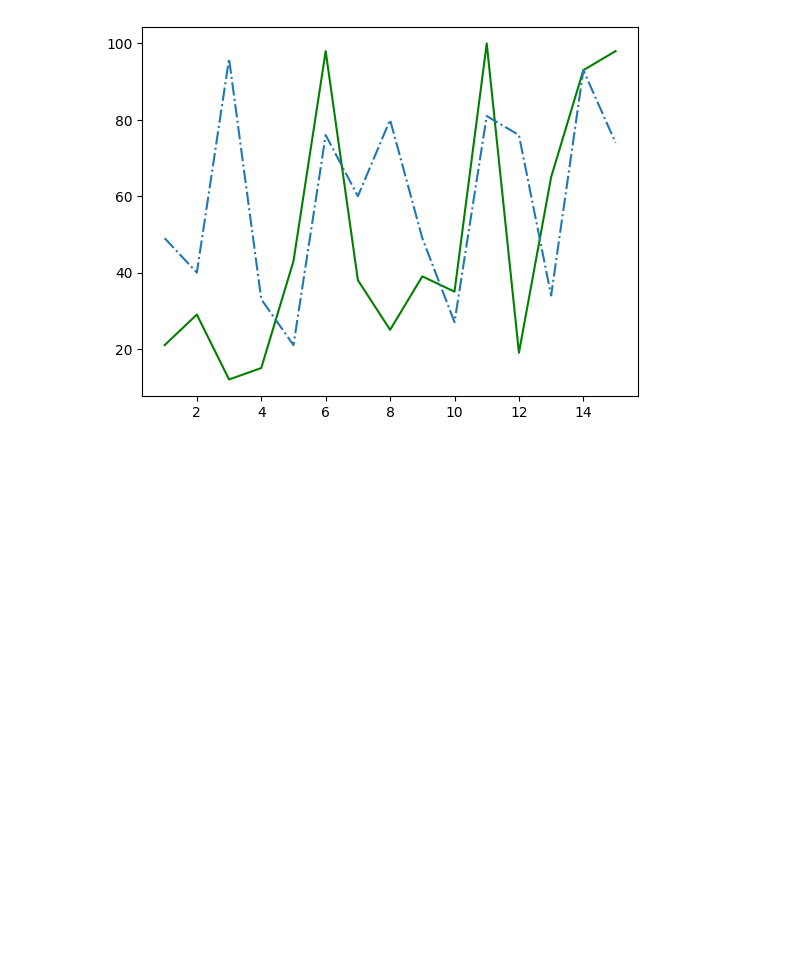
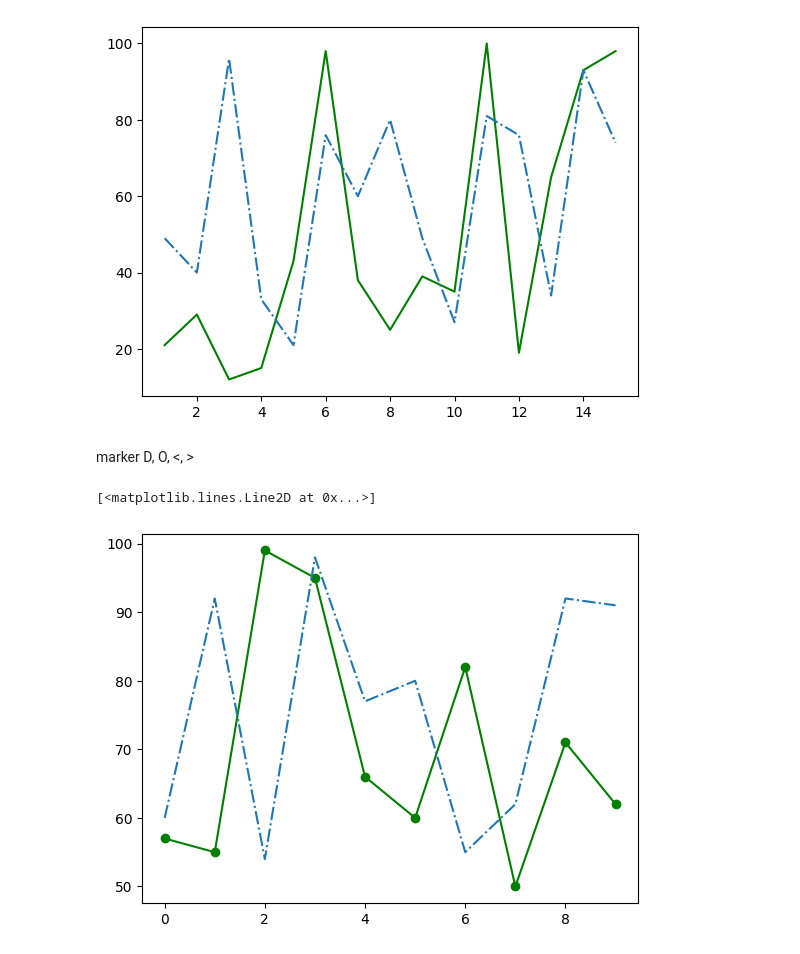
Before and after one commit to HimanshuHeda/Advance_Python, a Jupyter notebook: numpy_and_pandas.ipynb, the cells around one changed output. Drawn from its saved outputs; the diff is of its cells as text; code cells hidden in the pictures; blank space fills up the shorter version.

```diff
--- a/numpy_and_pandas.ipynb
+++ b/numpy_and_pandas.ipynb
@@ -65,3 +65,11 @@ plt.plot(data['id'],data['Maths'], linestyle='dashdot')
 # %% [output]
 [<matplotlib.lines.Line2D at 0x...>]
 [figure]
+# %% [markdown]
+marker D, O, <, >
+# %%
+plt.plot(data['id'], data['Science'], color='green', marker='o', label='Science')
+plt.plot(data['id'], data['Maths'], linestyle='dashdot', label='Maths')
+# %% [output]
+[<matplotlib.lines.Line2D at 0x...>]
+[figure, added]
```
Also changed, not shown: parts of 5 cells of this notebook, 1 other file.
